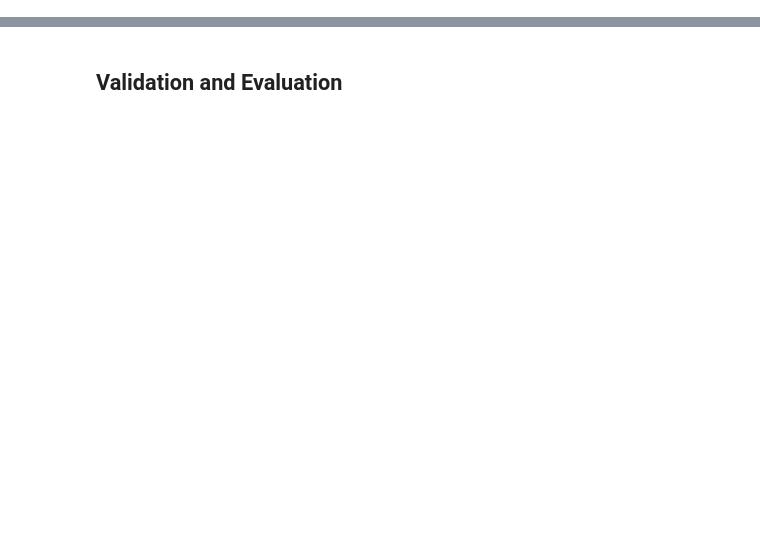
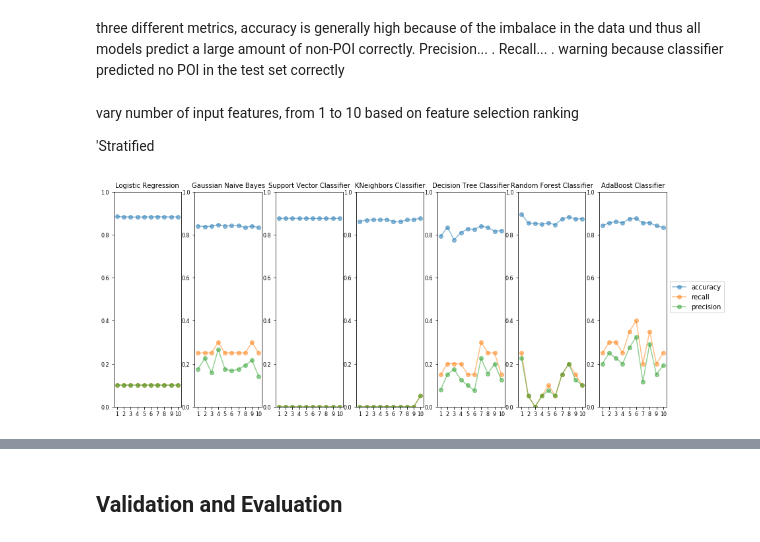
Before and after one commit to ttsteiger/Udacity_DAND, a Jupyter notebook: DAND_p5/report.ipynb, the cells around one changed output, grey strips where cells are left out. Drawn from its saved outputs; the diff is of its cells as text; code cells hidden in the pictures; blank space fills up the shorter version.

```diff
--- a/DAND_p5/report.ipynb
+++ b/DAND_p5/report.ipynb
@@ -286,0 +372,5 @@ data_df[data_df['email_address'] == 'andrew.fastow@enron.com']
+# %%
+# store top 10 features in a list
+top_10_features = [f for (f, s) in list(score_list)[:10]]
+top_10_features.extend(['expenses', 'poi_email_fraction'])
+top_10_features = [i for i in top_10_features if i not in ['total_stock_value', 'loan_advances']]
@@ -286,0 +446,56 @@ data_df[data_df['email_address'] == 'andrew.fastow@enron.com']
+# %% [markdown]
+three different metrics, accuracy is generally high because of the imbalace in the data und thus all models predict a large amount of non-POI correctly. Precision... . Recall... .
+warning because classifier predicted no POI in the test set correctly
+# %% [markdown]
+vary number of input features, from 1 to 10 based on feature selection ranking
+
+'Stratified
+# %%
+# vary number of input features and cross-validate train/test sample sizes
+clf_results = {}
+for n, clf in zip(names, classifiers):
+    clf_results[n] = {'accuracy': [], 'precision': [], 'recall': []}
+
+    for i in range(1, len(top_10_features) + 1):
+        accuracies, precisions, recalls = [], [], []
+        features = top_10_features[:i]
+        skf = StratifiedKFold(n_splits=20, shuffle=True)
+
+        for train_ixs, test_ixs in skf.split(X, y):
+            X_train, X_test = X.iloc[train_ixs], X.iloc[test_ixs]
+            y_train, y_test = y.iloc[train_ixs], y.iloc[test_ixs]
+
+            clf.fit(X_train, y_train)
+            pred = clf.predict(X_test)
+
+            accuracy = clf.score(X_test, y_test)
+            precison = precision_score(y_test, pred)
+            recall = recall_score(y_test, pred)
+
+            accuracies.append(accuracy)
+            precisions.append(precison)
+            recalls.append(recall)
+
+        accuracy_cv = np.mean(accuracies)
+        precision_cv = np.mean(precisions)
+        recall_cv = np.mean(recalls)
+
+        clf_results[n]['accuracy'].append(accuracy_cv)
+        clf_results[n]['precision'].append(precision_cv)
+        clf_results[n]['recall'].append(recall_cv)
+
+# visualize metrics for all algorithms
+fig, axs = plt.subplots(1, len(names), figsize=(15, 6))
+n_features = np.arange(1, len(top_10_features) + 1)
+
+for ax, title in zip(axs, names):
+    for m in clf_results[title].keys():
+        ax.plot(n_features, clf_results[title][m], label=m, marker='o', alpha=0.5)
+        ax.set(xlim=[0.5, 10.5], xticks=n_features, ylim=[0.0, 1.0])
+        ax.set_title(title, fontsize= 10)
+        ax.tick_params(axis='both', which='major', labelsize=8)
+
+plt.legend(loc='upper right', bbox_to_anchor=(1.9, 0.6))
+plt.show()
+# %% [output]
+[figure, added]
```
Also changed, not shown: parts of 43 cells of this notebook, 1 other file.
